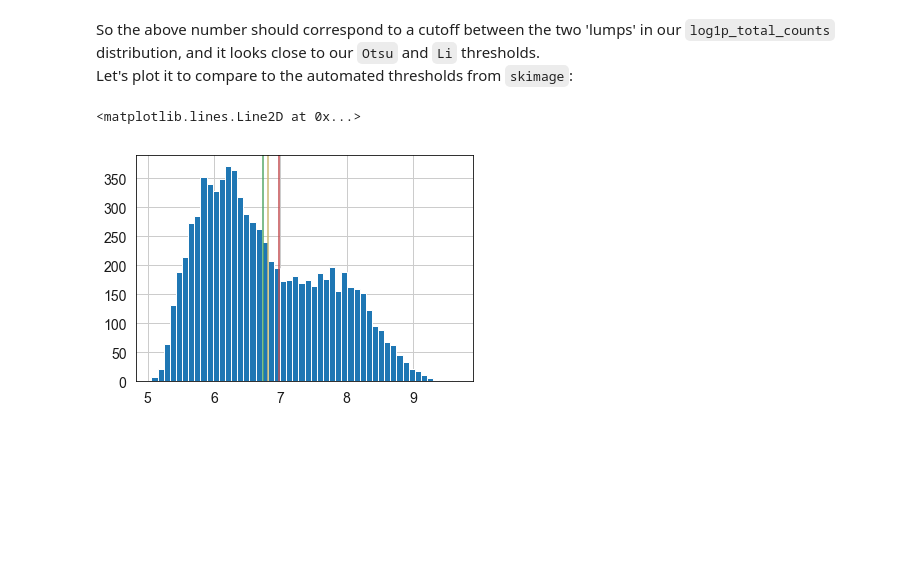
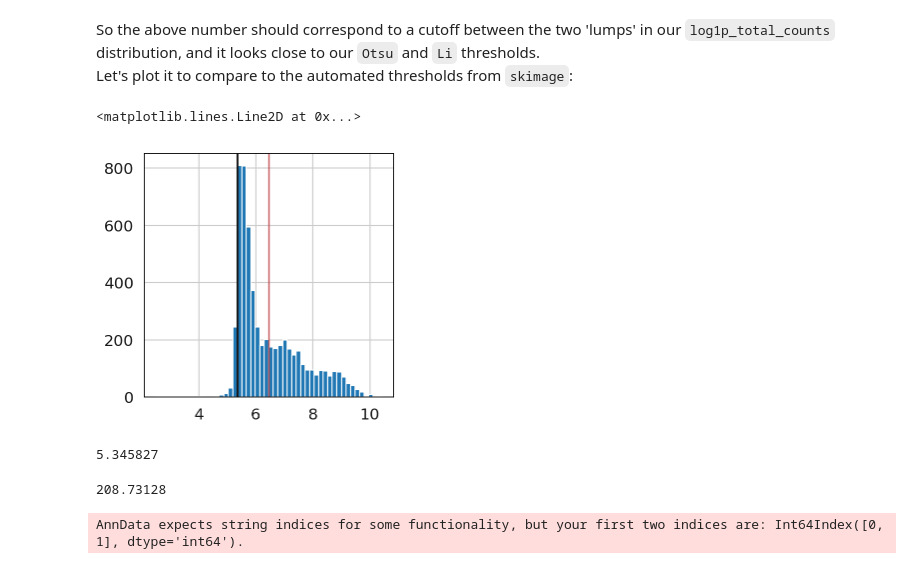
Before and after one commit to codyheiser/dropkick, a Jupyter notebook: testing/thresholding.ipynb, the cells around one changed output. Saved outputs shown, nothing was run; the diff lists cells and outputs as text; code cells hidden in the pictures; blank space fills up the shorter version.

```diff
--- a/testing/thresholding.ipynb
+++ b/testing/thresholding.ipynb
@@ -45,4 +52,9 @@ from skimage.filters import threshold_li, threshold_otsu # two popular threshold
 # %%
 # use both Otsu's and Li's methods on the log-transformed total counts for each barcode:
-thresh_otsu = threshold_otsu(np.array(s1.obs['log1p_total_counts']))
-thresh_li = threshold_li(np.array(s1.obs['log1p_total_counts']))
+threshOtsu = threshold_otsu(np.array(s1.obs['log1p_total_counts']))
+threshLi = threshold_li(np.array(s1.obs['log1p_total_counts']))
+threshIsodata = threshold_isodata(np.array(s1.obs['log1p_total_counts']))
+threshMean = threshold_mean(np.array(s1.obs['log1p_total_counts']))
+threshYen = threshold_yen(np.array(s1.obs['log1p_total_counts']))
+threshTriangle = threshold_triangle(np.array(s1.obs['log1p_total_counts']))
+globalMax = mode(maxArray)   #sorta works, returns 5.92, too low
@@ -57,0 +77,7 @@ plt.axvline(thresh_li, color='g') # li threshold
+# %%
+# get subset of array from 0 to where the threshold ends
+firstArray = _[0]
+secondArray = _[1]
+secondArrayEnd = np.where(secondArray <= threshMean)
+subFirstArray = firstArray[slice(0, np.amax(secondArrayEnd))]
+subSecondArray = secondArray[slice(0, np.amax(secondArrayEnd))]
@@ -57,0 +92,5 @@ plt.axvline(thresh_li, color='g') # li threshold
+# %%
+# find the peak of a distribution within the range of 0 and the threshold
+maxValue = max(subFirstArray)
+maxIndex = np.where(subFirstArray == np.amax(subFirstArray))
+realMax = subSecondArray[maxIndex]
@@ -84,9 +127,21 @@ So the above number should correspond to a cutoff between the two 'lumps' in our
 Let's plot it to compare to the automated thresholds from `skimage`:
 # %%
 _ = plt.hist(s1.obs['log1p_total_counts'], bins=50)
-plt.axvline(thresh_otsu, color='r') # otsu
-plt.axvline(thresh_li, color='g') # li
-plt.axvline(s1.obs['log1p_total_counts'][3401], color='y') # threshold chosen from one of the inflection point percentage cutoffs
+#plt.axvline(threshOtsu, color='r') # otsu
+#plt.axvline(threshLi, color='g') # li
+plt.axvline(threshMean, color='r')
+#plt.axvline(threshYen, color='b')
+#plt.axvline(threshTriangle, color='m')
+plt.axvline(realMax[0], color='k')
+#plt.axvline(s1.obs['log1p_total_counts'][3401], color='y') # threshold chosen from one of the inflection point percentage cutoffs
 # %% [output]
 <matplotlib.lines.Line2D at 0x...>
-[figure, old version]
+[figure, new version]
+# %%
+realMax[0]
+# %% [output]
+5.345827
+# %%
+np.expm1(realMax[0])
+# %% [output]
+208.73128
@@ -92,0 +158,4 @@ plt.axvline(s1.obs['log1p_total_counts'][3401], color='y') # threshold chosen fr
+# %%
+s1.obs = s1.obs.merge(emptyDropsThresh, left_on = 'index', right_on = 'barcode')
+# %% [output]
+AnnData expects string indices for some functionality, but your first two indices are: Int64Index([0, 1], dtype='int64').
```
Also changed, not shown: parts of 35 cells of this notebook, 26 other files.
